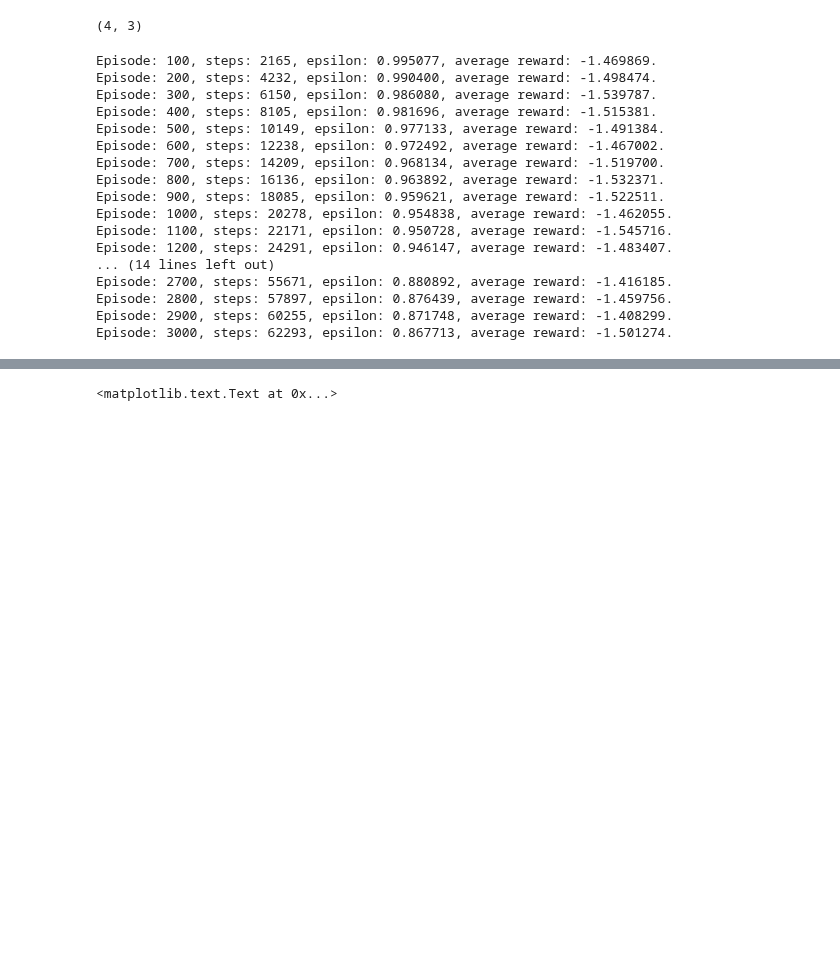
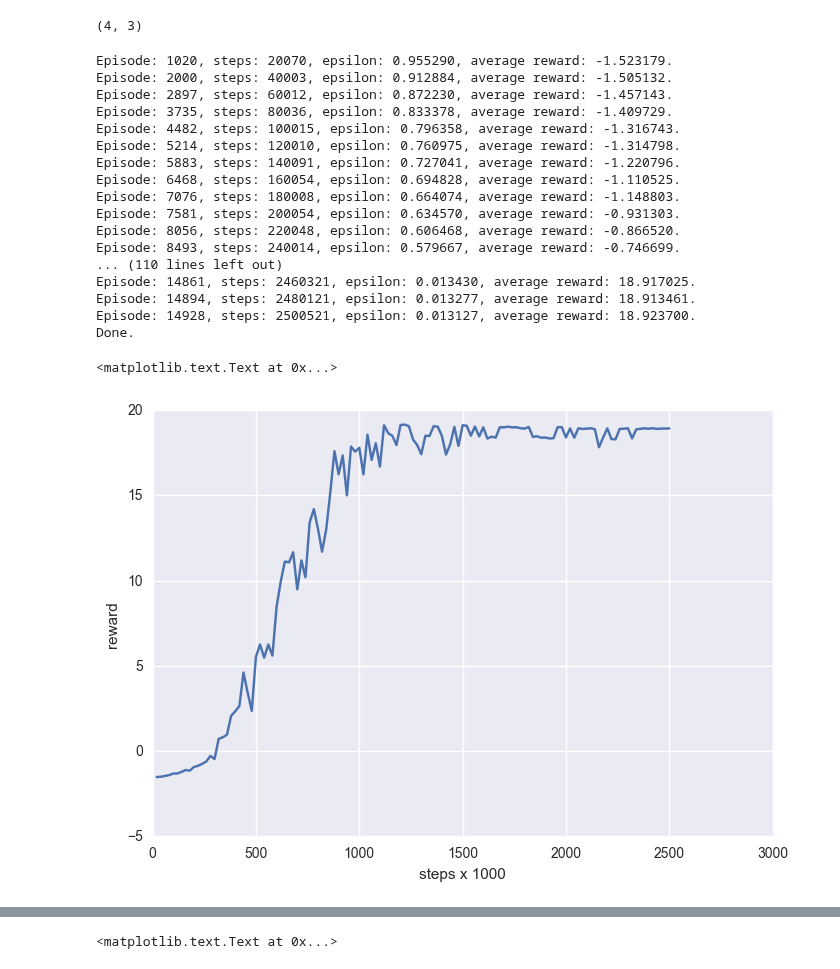
Before and after one commit to jcsharp/DriveIt, a Jupyter notebook: Model-Train.ipynb, the cells around one changed output, grey strips where cells are left out. Saved outputs shown, nothing was run; the diff lists cells and outputs as text; code cells hidden in the pictures; blank space fills up the shorter version.

```diff
--- a/Model-Train.ipynb
+++ b/Model-Train.ipynb
@@ -353,14 +355,16 @@ reward_best = 5.0
 # %% [output]
 (4, 3)
 # %%
-while episode_number < 15000:
+while episode_number < 15000 and agent.steps < 2500000:
     episode_number += 1
     reward = run_episode(agent, render=False)
     reward_sum += reward
 
-    if episode_number % BATCH_SIZE == 0:
-        reward_avg = reward_sum / BATCH_SIZE
-        episodes.append((agent.steps, reward_avg))
+    if agent.steps >= last_batch_steps + BATCH_SIZE:
+        reward_avg = reward_sum / (episode_number - last_batch_episode)
+        last_batch_episode = episode_number
+        last_batch_steps = int(agent.steps / BATCH_SIZE) * BATCH_SIZE
+        episodes.append((episode_number, agent.steps, reward_avg))
 
         print('Episode: %d, steps: %d, epsilon: %f, average reward: %f.' \
               % (episode_number, agent.steps, agent.epsilon, reward_avg))
@@ -378,20 +382,26 @@ while episode_number < 15000:
 agent.brain.model.save_model('last.mod', False)
 print('Done.')
 # %% [output]
-Episode: 100, steps: 2165, epsilon: 0.995077, average reward: -1.469869.
-Episode: 200, steps: 4232, epsilon: 0.990400, average reward: -1.498474.
-Episode: 300, steps: 6150, epsilon: 0.986080, average reward: -1.539787.
-Episode: 400, steps: 8105, epsilon: 0.981696, average reward: -1.515381.
-Episode: 500, steps: 10149, epsilon: 0.977133, average reward: -1.491384.
-Episode: 600, steps: 12238, epsilon: 0.972492, average reward: -1.467002.
-Episode: 700, steps: 14209, epsilon: 0.968134, average reward: -1.519700.
-Episode: 800, steps: 16136, epsilon: 0.963892, average reward: -1.532371.
-Episode: 900, steps: 18085, epsilon: 0.959621, average reward: -1.522511.
-Episode: 1000, steps: 20278, epsilon: 0.954838, average reward: -1.462055.
-Episode: 1100, steps: 22171, epsilon: 0.950728, average reward: -1.545716.
-Episode: 1200, steps: 24291, epsilon: 0.946147, average reward: -1.483407.
-... (14 lines left out)
-Episode: 2700, steps: 55671, epsilon: 0.880892, average reward: -1.416185.
-Episode: 2800, steps: 57897, epsilon: 0.876439, average reward: -1.459756.
-Episode: 2900, steps: 60255, epsilon: 0.871748, average reward: -1.408299.
-Episode: 3000, steps: 62293, epsilon: 0.867713, average reward: -1.501274.
+Episode: 1020, steps: 20070, epsilon: 0.955290, average reward: -1.523179.
+Episode: 2000, steps: 40003, epsilon: 0.912884, average reward: -1.505132.
+Episode: 2897, steps: 60012, epsilon: 0.872230, average reward: -1.457143.
+Episode: 3735, steps: 80036, epsilon: 0.833378, average reward: -1.409729.
+Episode: 4482, steps: 100015, epsilon: 0.796358, average reward: -1.316743.
+Episode: 5214, steps: 120010, epsilon: 0.760975, average reward: -1.314798.
+Episode: 5883, steps: 140091, epsilon: 0.727041, average reward: -1.220796.
+Episode: 6468, steps: 160054, epsilon: 0.694828, average reward: -1.110525.
+Episode: 7076, steps: 180008, epsilon: 0.664074, average reward: -1.148803.
+Episode: 7581, steps: 200054, epsilon: 0.634570, average reward: -0.931303.
+Episode: 8056, steps: 220048, epsilon: 0.606468, average reward: -0.866520.
+Episode: 8493, steps: 240014, epsilon: 0.579667, average reward: -0.746699.
+... (110 lines left out)
+Episode: 14861, steps: 2460321, epsilon: 0.013430, average reward: 18.917025.
+Episode: 14894, steps: 2480121, epsilon: 0.013277, average reward: 18.913461.
+Episode: 14928, steps: 2500521, epsilon: 0.013127, average reward: 18.923700.
+Done.
+# %%
+plt.plot([e[1]/1000 for e in episodes], [e[2] for e in episodes])
+plt.xlabel('steps x 1000');plt.ylabel('reward')
+# %% [output]
+<matplotlib.text.Text at 0x...>
+[figure, added]
```
Also changed, not shown: parts of 9 cells of this notebook, 1 other file.
